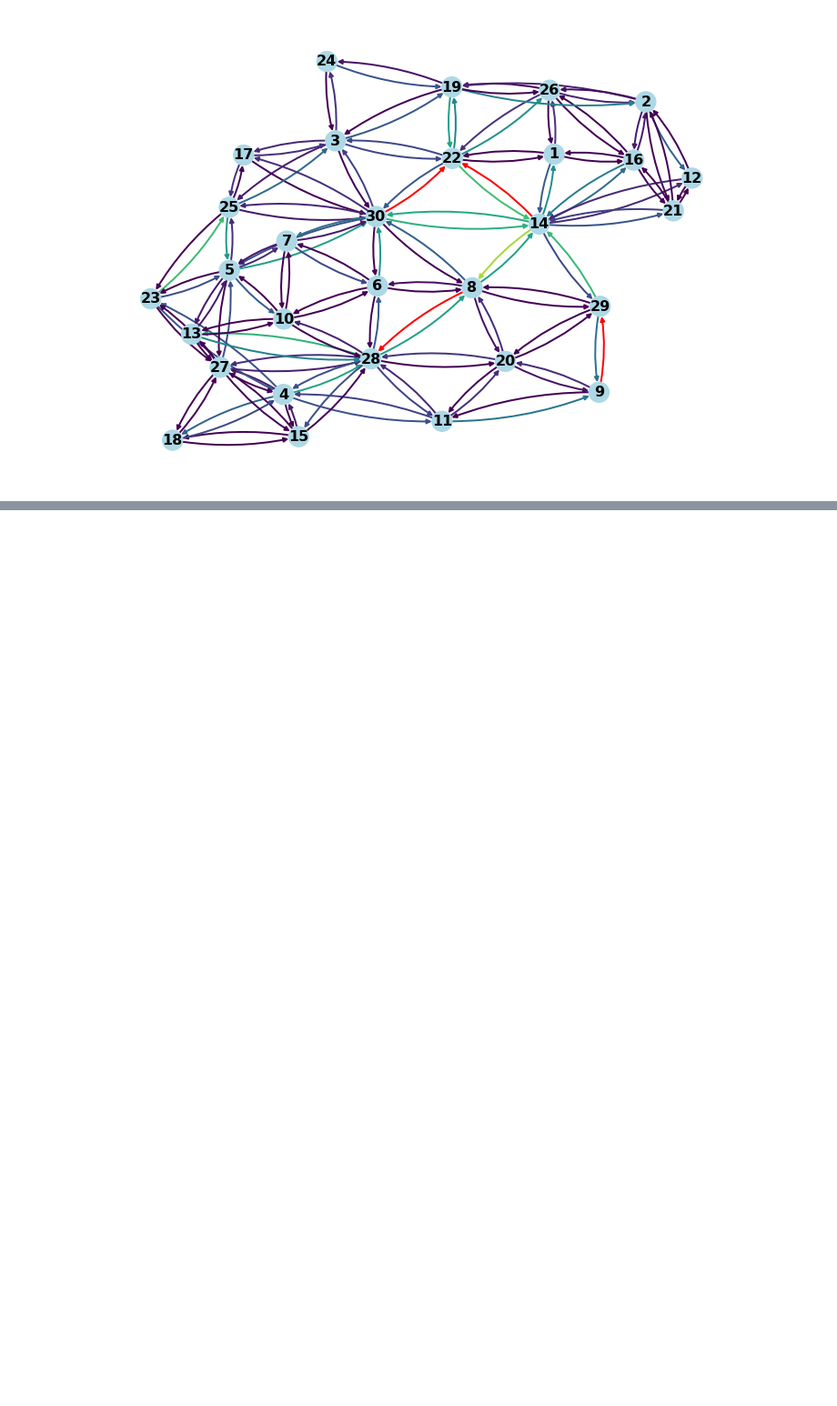
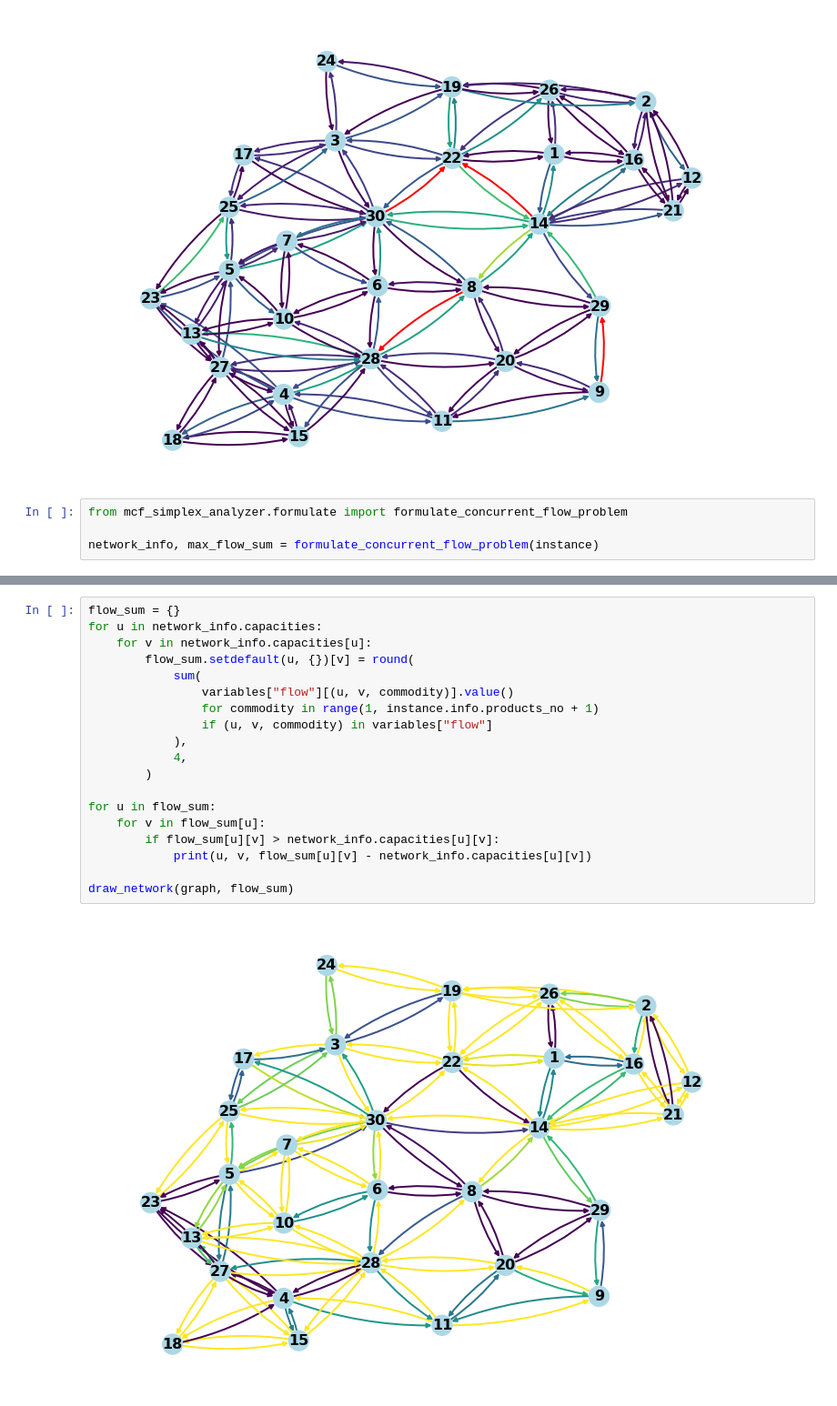
Before and after one commit to dkubek/mcf-simplex-analyzer, a Jupyter notebook: notebooks/MCF_LP_Problem_Formulation.ipynb, the cells around one changed output, grey strips where cells are left out. Shown: that part at 91% size. Cells and saved outputs as stored; diff of their text form; blank space fills up the shorter version.

Commit message:
Add problem formulation generation

```diff
--- a/notebooks/MCF_LP_Problem_Formulation.ipynb
+++ b/notebooks/MCF_LP_Problem_Formulation.ipynb
@@ -384,3 +383,7 @@ Computing flow for commodity 92
 draw_network(graph, flow_sum)
 # %% [output]
 [figure]
+# %%
+from mcf_simplex_analyzer.formulate import formulate_concurrent_flow_problem
+
+network_info, max_flow_sum = formulate_concurrent_flow_problem(instance)
@@ -386,0 +570,21 @@ draw_network(graph, flow_sum)
+# %%
+flow_sum = {}
+for u in network_info.capacities:
+    for v in network_info.capacities[u]:
+        flow_sum.setdefault(u, {})[v] = round(
+            sum(
+                variables["flow"][(u, v, commodity)].value()
+                for commodity in range(1, instance.info.products_no + 1)
+                if (u, v, commodity) in variables["flow"]
+            ),
+            4,
+        )
+
+for u in flow_sum:
+    for v in flow_sum[u]:
+        if flow_sum[u][v] > network_info.capacities[u][v]:
+            print(u, v, flow_sum[u][v] - network_info.capacities[u][v])
+
+draw_network(graph, flow_sum)
+# %% [output]
+[figure, added]
```
Also changed, not shown: parts of 8 cells of this notebook.
